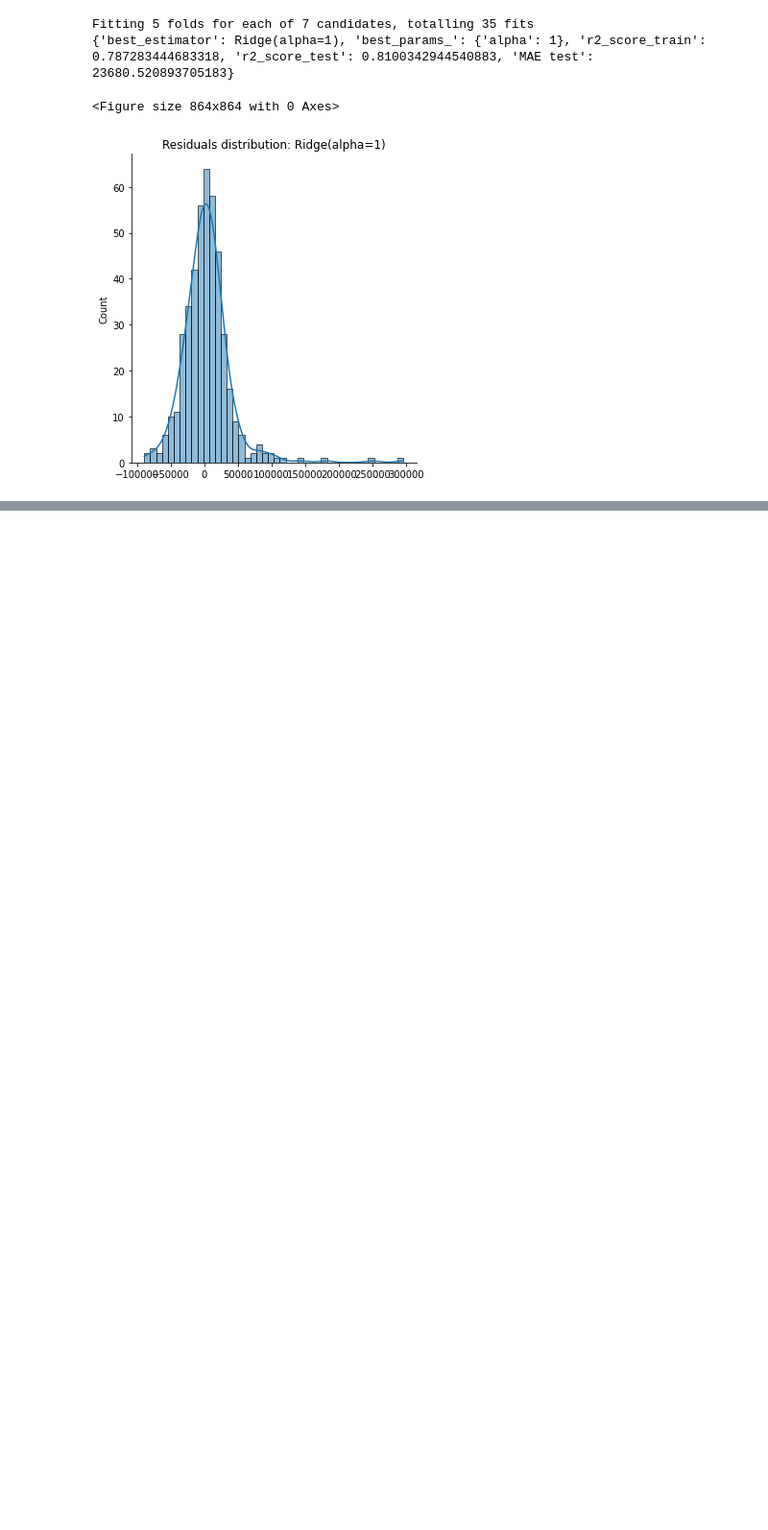
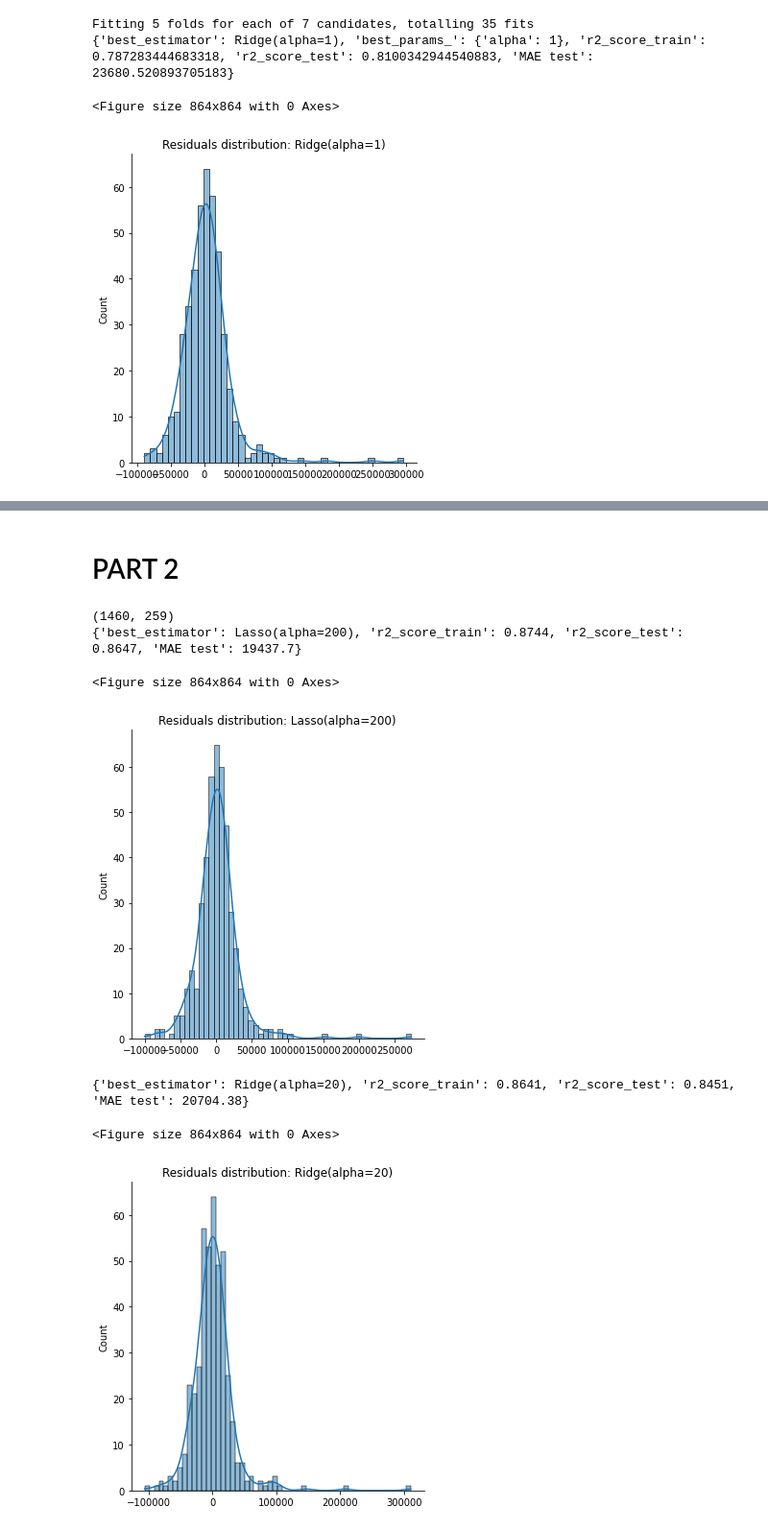
Before and after one commit to nguyenhoangthangbt/Houses_SalePrice_prediction, a Jupyter notebook: Houses_SalesPrice_prediction.ipynb, the cells around one changed output, grey strips where cells are left out. Shown at 96% size. Saved outputs shown, nothing was run; the diff lists cells and outputs as text; code cells hidden in the pictures; blank space fills up the shorter version.

```diff
--- a/Houses_SalesPrice_prediction.ipynb
+++ b/Houses_SalesPrice_prediction.ipynb
@@ -298,8 +298,8 @@ plt.show()
 # %%
 #concat both dataframes into the final one
 df_raw_concat = pd.concat([df_raw_numeric_scaled,df_raw_cate_dummies],axis=1)
-df_raw_concat = df_raw_concat[significant_features[:n]]
-df_raw_concat
+df_raw_concat_significant = df_raw_concat[significant_features[:n]]
+df_raw_concat_significant
 # %% [output]
 |  | GrLivArea | PoolQC_Gd | OverallQual | Condition2_PosN | GarageCars | Neighborhood_StoneBr | ... |
 | 0 | 0.259231 | 0 | 0.666667 | 0 | 0.50 | 0 | ... |
@@ -316,8 +316,7 @@ df_raw_concat
 1460 rows × 12 columns
 # %%
 # run girdSearchCV again with top 12 features to evaluate the new models performance
-X_train, X_test, y_train, y_test = train_test_split(df_raw_concat.values,df_raw_target.values,test_size=0.3,random_state=42)
-m_features = df_raw_concat.columns
+X_train, X_test, y_train, y_test = train_test_split(df_raw_concat_significant.values,df_raw_target.values,test_size=0.3,random_state=42)
 list_results = []
 
 m_grid ={    'alpha' :[0.001, 0.01, 0.1, 1, 10, 100, 1000] }
@@ -370,2 +369,41 @@ The models of top 12 significant features resulted r2_score for test data is aro
     + Lasso(alpha=100) and Ridge(alpha=10): for all full 259 features as model's inputs/predictors
     + Lasso(alpha=100) and Ridge(alpha=1): for top 12 significant features as model's inputs/predictors
+# %% [markdown]
+# PART 2
+# %%
+# Change double lamda for Lasso and Ridge models to see what change
+# best models of 259 features
+# original=> {'best_estimator': Lasso(alpha=100),'r2_score_train': 0.8976, 'r2_score_test': 0.8723, 'MAE test': 19242.8}
+# original=> {'best_estimator': Ridge(alpha=10), 'r2_score_train': 0.8832, 'r2_score_test': 0.8586, 'MAE test': 20292.69}
+print(df_raw_concat.shape)
+X_train, X_test, y_train, y_test = train_test_split(df_raw_concat.values,df_raw_target.values,test_size=0.3,random_state=42)
+estimators_list = [Lasso(alpha=100*2),Ridge(alpha=10*2)]
+list_results=[]
+for est in estimators_list:
+    m_est = est
+    m_est.fit(X_train,y_train)
+    y_train_pred = m_est.predict(X_train)
+    y_test_pred = m_est.predict(X_test)
+    m_r2_train = r2_score(y_train,y_train_pred)
+    m_r2_test = r2_score(y_test,y_test_pred)
+    m_MAE = mean_absolute_error(y_test,y_test_pred)
+    d_result = { 'best_estimator':m_est,
+                         'r2_score_train':round(m_r2_train,4),
+                         'r2_score_test':round(m_r2_test,4),
+                         'MAE test':round(m_MAE,2)
+                         }
+    list_results.append(d_result)
+    print(d_result)
+    y_res=y_test-y_test_pred
+    plt.figure(figsize=(12,12))
+    sb.displot(data=y_res,kde=True)
+    plt.title(f'Residuals distribution: {d_result["best_estimator"]}')
+    plt.show()
+# %% [output]
+(1460, 259)
+{'best_estimator': Lasso(alpha=200), 'r2_score_train': 0.8744, 'r2_score_test': 0.8647, 'MAE test': 19437.7}
+<Figure size 864x864 with 0 Axes>
+[figure, added]
+{'best_estimator': Ridge(alpha=20), 'r2_score_train': 0.8641, 'r2_score_test': 0.8451, 'MAE test': 20704.38}
+<Figure size 864x864 with 0 Axes>
+[figure, added]
```
Also changed, not shown: parts of 8 cells of this notebook, 2 other files.
